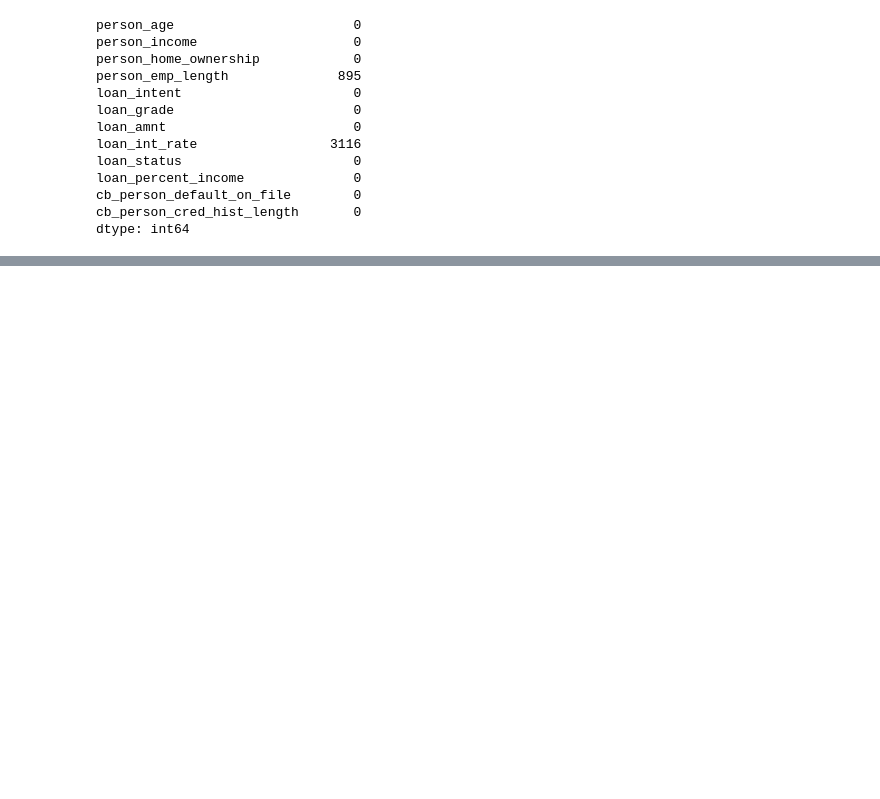
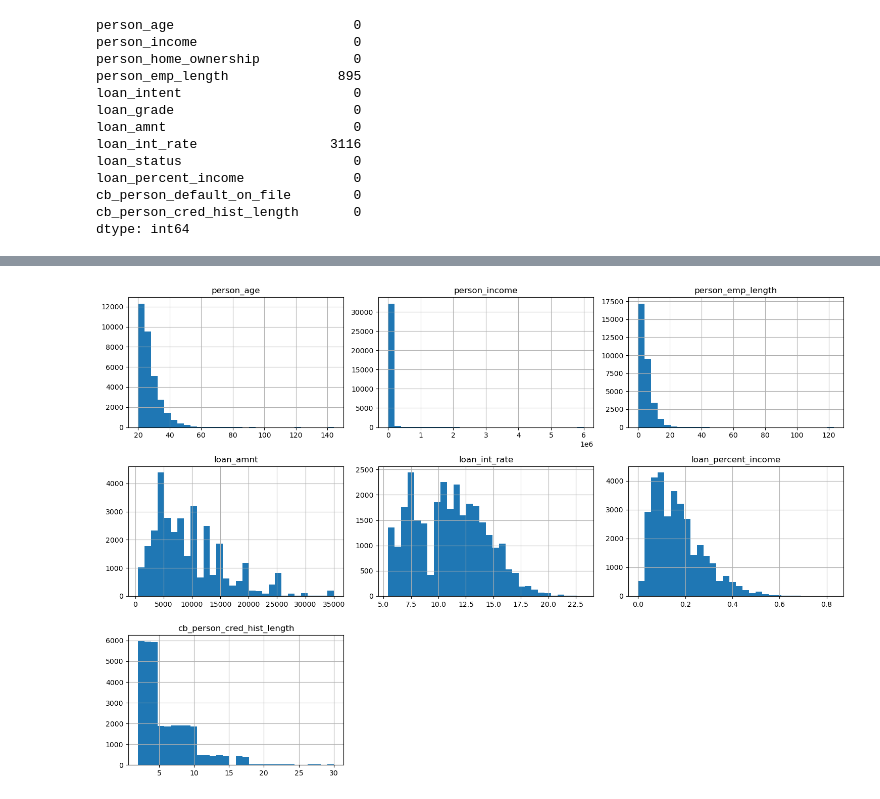
Before and after one commit to NSriDatta16/Credit_Risk_Modeling, a Jupyter notebook: notebooks/Credit_Risk_Modeling_End_To_End.ipynb, the cells around one changed output, grey strips where cells are left out. Saved outputs shown, nothing was run; the diff lists cells and outputs as text; code cells hidden in the pictures; blank space fills up the shorter version.

```diff
--- a/notebooks/Credit_Risk_Modeling_End_To_End.ipynb
+++ b/notebooks/Credit_Risk_Modeling_End_To_End.ipynb
@@ -107,0 +143,19 @@ dtype: int64
+# %%
+numerical_features = [
+    "person_age",
+    "person_income",
+    "person_emp_length",
+    "loan_amnt",
+    "loan_int_rate",
+    "loan_percent_income",
+    "cb_person_cred_hist_length"
+]
+
+categorical_features = [
+    "person_home_ownership",
+    "loan_intent",
+    "loan_grade",
+    "cb_person_default_on_file"
+]
+
+target = "loan_status"
@@ -107,0 +176,11 @@ dtype: int64
+# %%
+df[numerical_features].hist(
+    figsize=(15,10),
+    bins=30
+)
+
+plt.tight_layout()
+
+plt.show()
+# %% [output]
+[figure, added]
```
Also changed, not shown: parts of 30 cells of this notebook.
